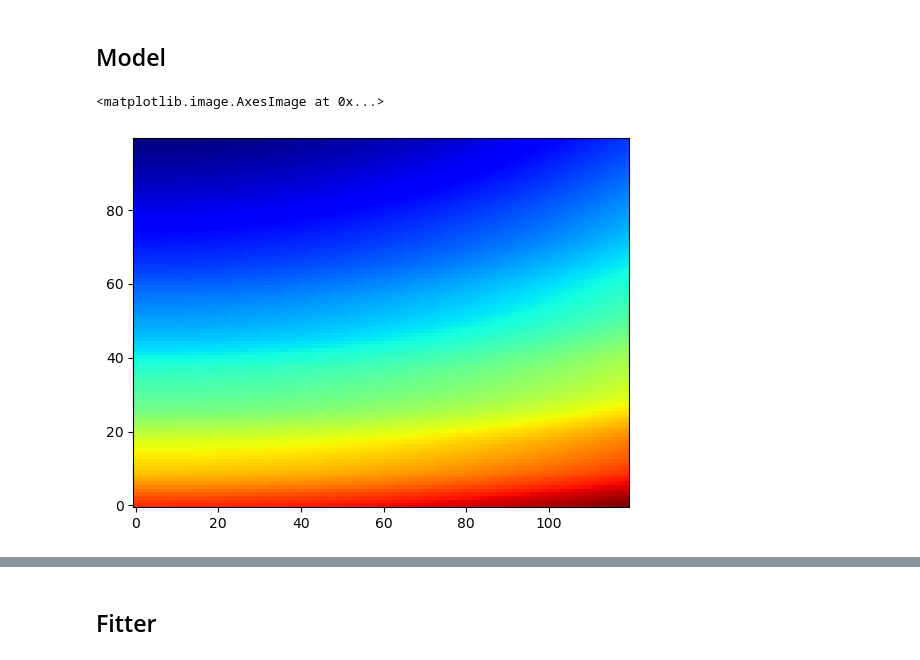
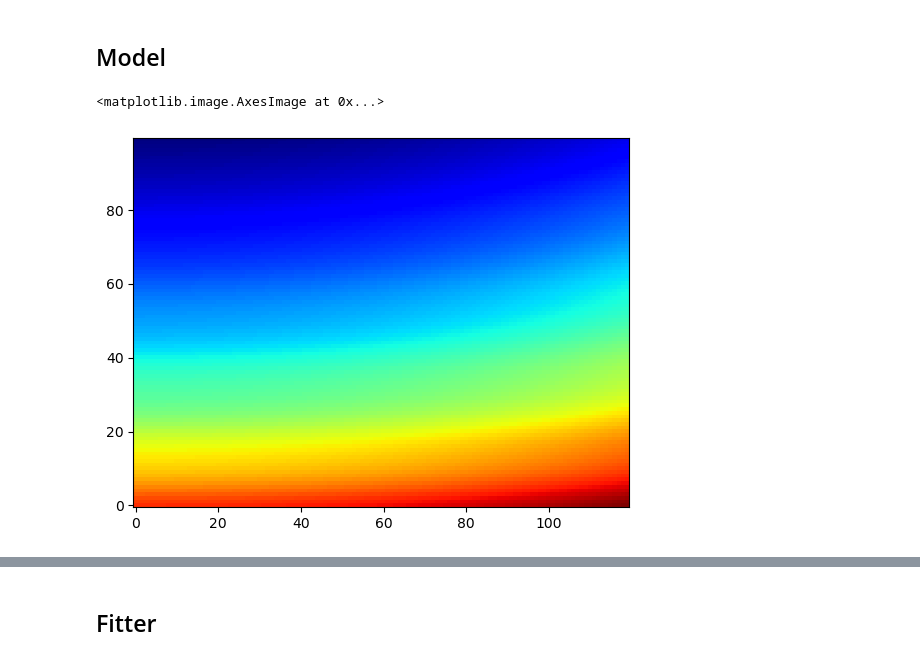
Before and after one commit to alexpzfz/BAO_fitter, a Jupyter notebook: example/example.ipynb, the cells around one changed output, grey strips where cells are left out. Drawn from its saved outputs; the diff is of its cells as text; code cells hidden in the pictures.

```diff
--- a/example/example.ipynb
+++ b/example/example.ipynb
@@ -32,27 +40,27 @@ for i, ell in enumerate([0, 2]):
 # %%
 pk_lin = np.loadtxt('linearPk.txt', unpack=True) # Need a 2xN array with k, pklin. You can precompute this with CAMB or CLASS
 
 # The model uses a parameter dictionary
 # Parameters don't need to be set when running a fit,
 # this is shown as an example
 params = {'alpha_par': 1.0,
           'alpha_perp': 0.9,
           'bias': 1.1,
           'beta': 0.3,
-          'Sigma_par': 6.,
-          'Sigma_perp': 6.,
-          'Sigma_s': 0.}
+          'Sigma_par': 4.,
+          'Sigma_perp': 4.,
+          'Sigma_s': 2.}
 
 
 m = Model(pk_linear=pk_lin, params=params)
 
 # You can compute the pk in 2D
 k = np.linspace(0.02, 0.3, 100)
 mu = np.linspace(0.001, 1, 120)
 plt.imshow(np.log(m.power_2D(k, mu)), aspect='auto', cmap='jet', origin='lower')
 # %% [output]
 <matplotlib.image.AxesImage at 0x...>
-[figure, old version]
+[figure, new version]
 # %%
 # You can also calculate the multipoles
 for i, ell in enumerate([0, 2, 4]):
```
Also changed, not shown: parts of 7 cells of this notebook, 2 other files.
